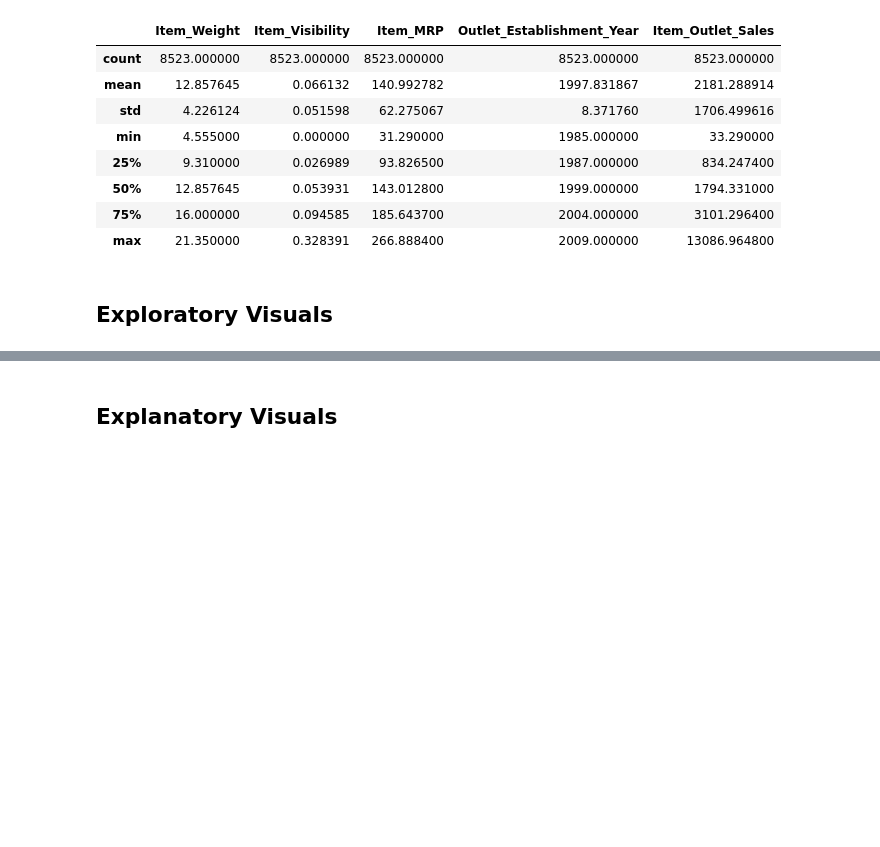
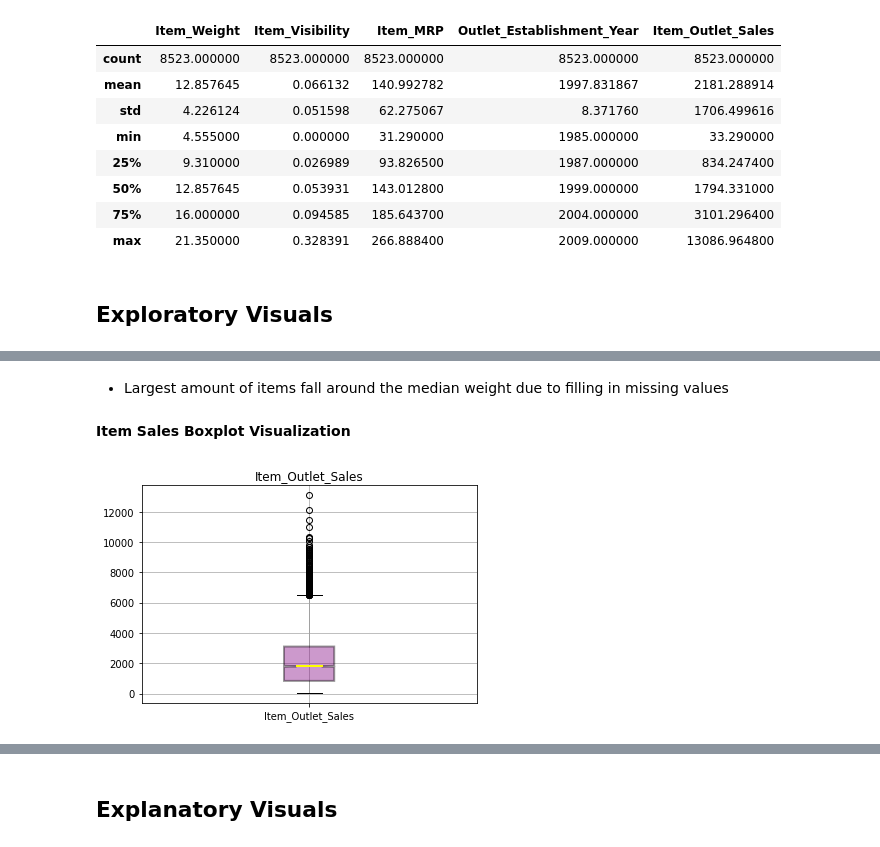
Before and after one commit to AshleyHeinrich/Project-1-, a Jupyter notebook: Project_1_Sales_Predictions.ipynb, the cells around one changed output, grey strips where cells are left out. Cells and saved outputs as stored; diff of their text form; code cells hidden in the pictures; blank space fills up the shorter version.

```diff
--- a/Project_1_Sales_Predictions.ipynb
+++ b/Project_1_Sales_Predictions.ipynb
@@ -353,0 +479,15 @@ sales_df.describe()
+# %% [markdown]
+* Largest amount of items fall around the median weight due to filling in missing values
+# %% [markdown]
+**Item Sales Boxplot Visualization**
+# %%
+sales_df.boxplot(column = ['Item_Outlet_Sales'],
+           notch = True, patch_artist = True,
+           medianprops = dict(linestyle='-', linewidth=2, color='Yellow'),
+           boxprops = dict(linestyle='--', linewidth=2, color='Black', facecolor = 'purple', alpha = .4));
+
+plt.title('Item_Outlet_Sales');
+
+# From Learn
+# %% [output]
+[figure, added]
```
Also changed, not shown: parts of 41 cells of this notebook.
